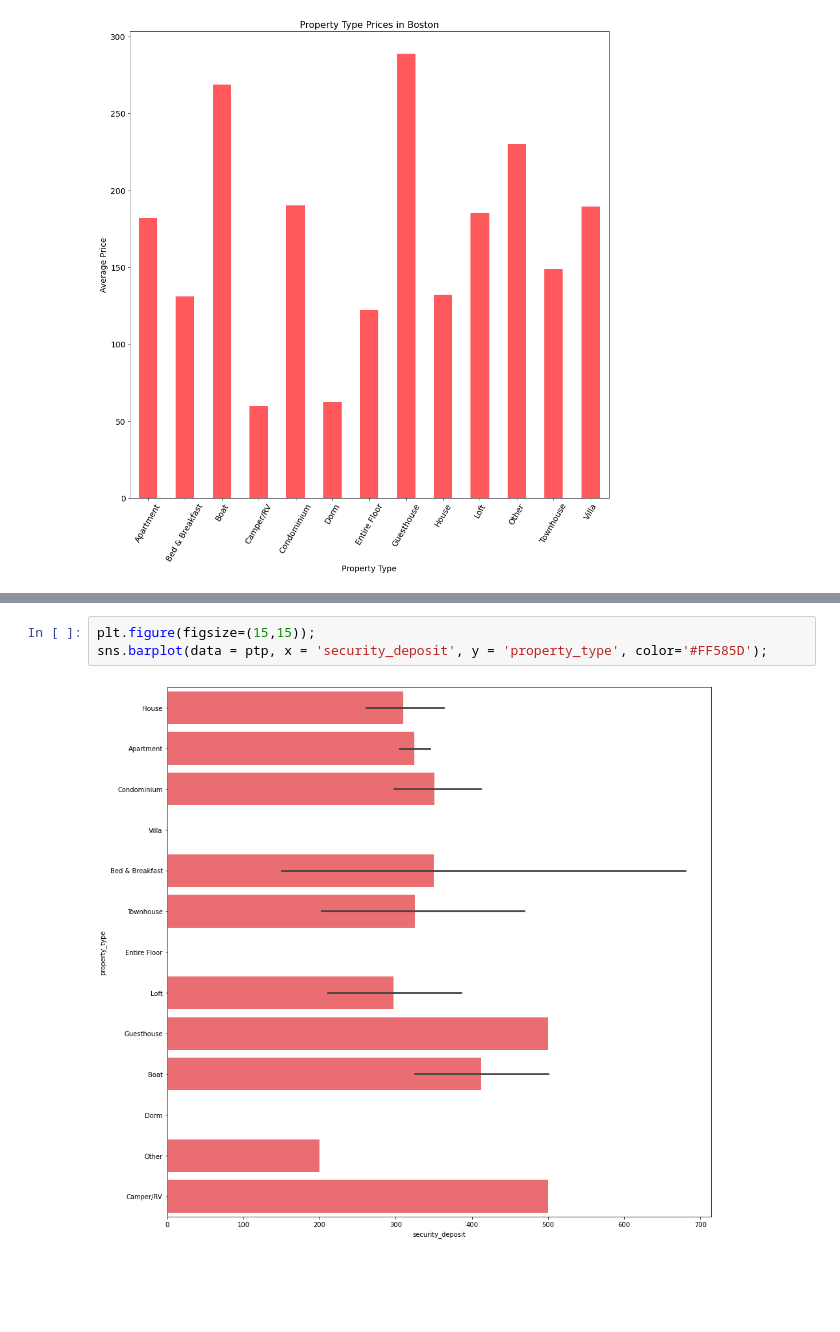
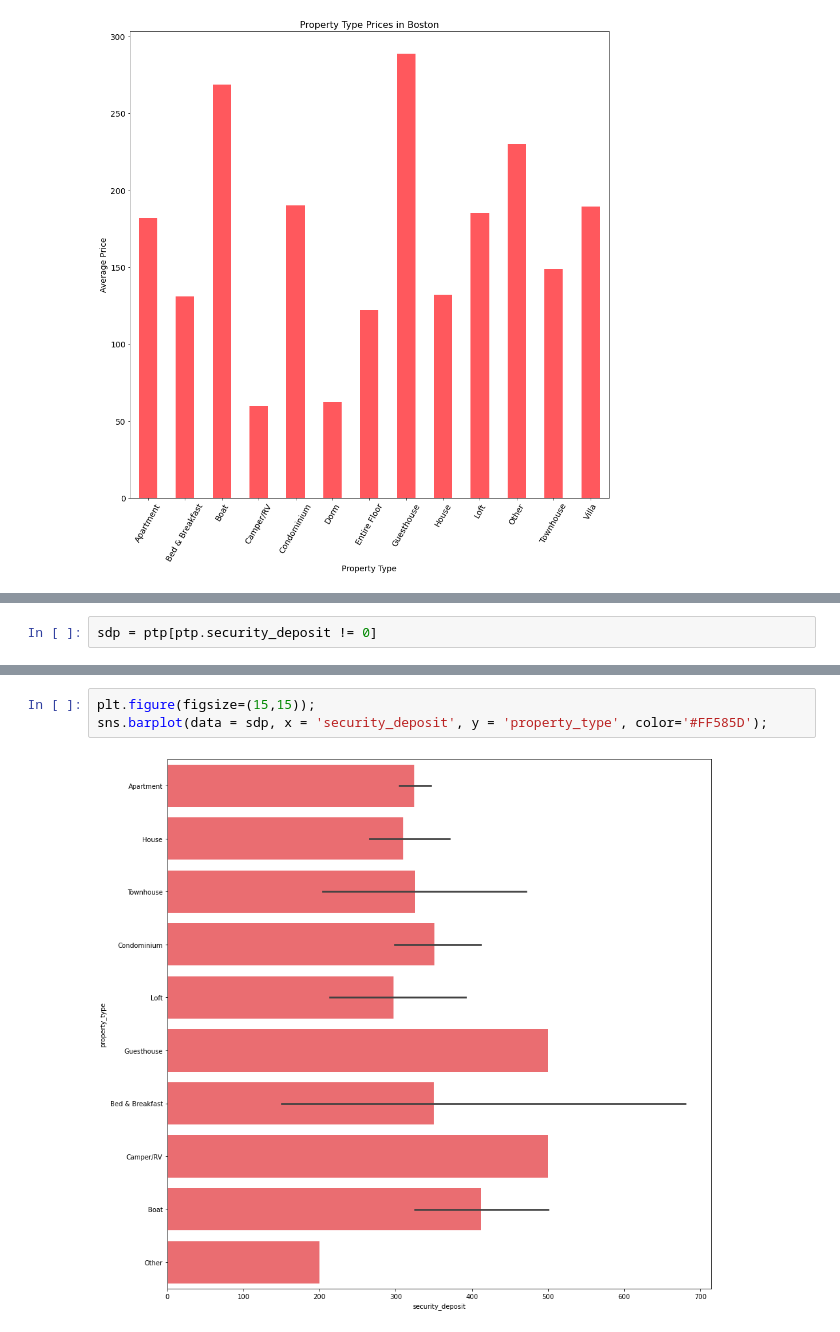
Before and after one commit to waqar-ahmed91/AirBnb-Boston-Data-Analysis, a Jupyter notebook: Boston AirBnB.ipynb, the cells around one changed output, grey strips where cells are left out. Saved outputs shown, nothing was run; the diff lists cells and outputs as text; blank space fills up the shorter version.

```diff
--- a/Boston AirBnB.ipynb
+++ b/Boston AirBnB.ipynb
@@ -415,0 +547,2 @@ plt.tick_params(labelsize=14);
+# %%
+sdp = ptp[ptp.security_deposit != 0]
@@ -416,5 +565,5 @@ plt.tick_params(labelsize=14);
 # %%
 plt.figure(figsize=(15,15));
-sns.barplot(data = ptp, x = 'security_deposit', y = 'property_type', color='#FF585D');
+sns.barplot(data = sdp, x = 'security_deposit', y = 'property_type', color='#FF585D');
 # %% [output]
-[figure, old version]
+[figure, new version]
```
Also changed, not shown: parts of 28 cells of this notebook, 1 other file.
